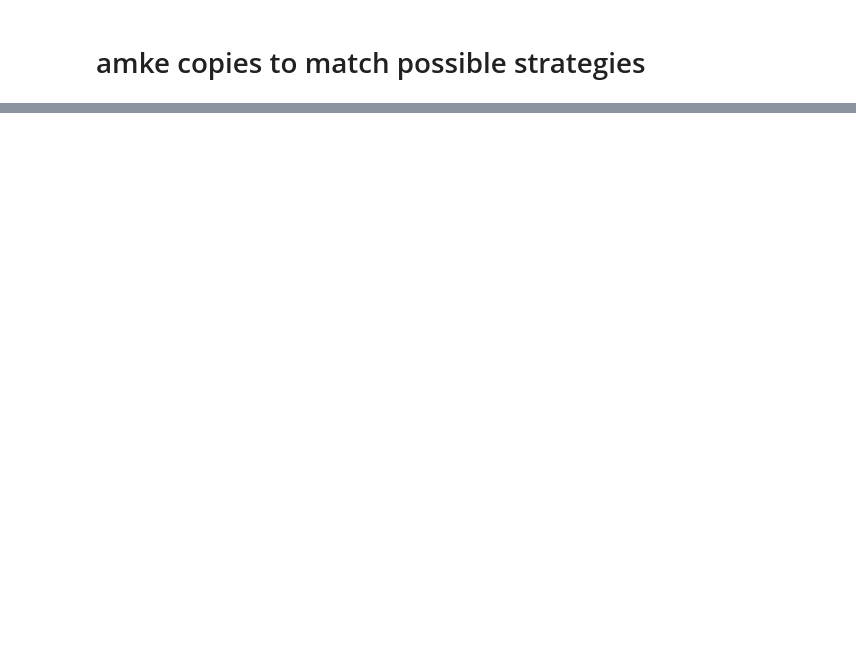
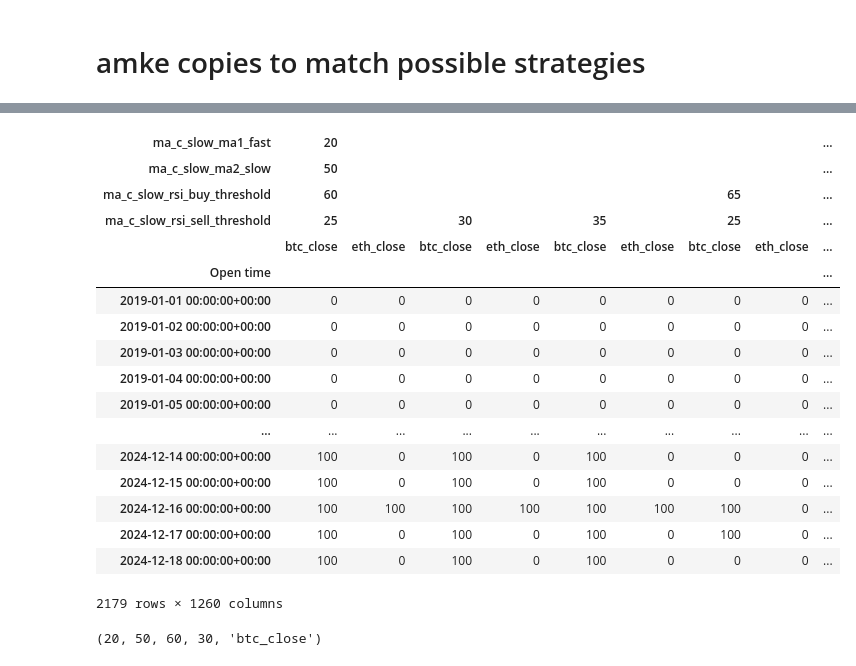
Before and after one commit to gigishub/trading_singapore_digitalocean, a Jupyter notebook: vectorBT/from_order_func_V3.ipynb, the cells around one changed output, grey strips where cells are left out. Drawn from its saved outputs; the diff is of its cells as text; code cells hidden in the pictures; blank space fills up the shorter version.

```diff
--- a/vectorBT/from_order_func_V3.ipynb
+++ b/vectorBT/from_order_func_V3.ipynb
@@ -206,3 +310,28 @@ needed_copies = len(trend.ma_cross_rsi.columns)/ len(assets)
+# %%
+trend.ma_cross_rsi
+# %% [output]
+| ma_c_slow_ma1_fast | 20 |  |  |  |  |  |  |  | ... |
+| ma_c_slow_ma2_slow | 50 |  |  |  |  |  |  |  | ... |
+| ma_c_slow_rsi_buy_threshold | 60 |  |  |  |  |  | 65 |  | ... |
+| ma_c_slow_rsi_sell_threshold | 25 |  | 30 |  | 35 |  | 25 |  | ... |
+|  | btc_close | eth_close | btc_close | eth_close | btc_close | eth_close | btc_close | eth_close | ... |
+| Open time |  |  |  |  |  |  |  |  | ... |
+| 2019-01-01 00:00:00+00:00 | 0 | 0 | 0 | 0 | 0 | 0 | 0 | 0 | ... |
+| 2019-01-02 00:00:00+00:00 | 0 | 0 | 0 | 0 | 0 | 0 | 0 | 0 | ... |
+| 2019-01-03 00:00:00+00:00 | 0 | 0 | 0 | 0 | 0 | 0 | 0 | 0 | ... |
+| 2019-01-04 00:00:00+00:00 | 0 | 0 | 0 | 0 | 0 | 0 | 0 | 0 | ... |
+| 2019-01-05 00:00:00+00:00 | 0 | 0 | 0 | 0 | 0 | 0 | 0 | 0 | ... |
+| ... | ... | ... | ... | ... | ... | ... | ... | ... | ... |
+| 2024-12-14 00:00:00+00:00 | 100 | 0 | 100 | 0 | 100 | 0 | 0 | 0 | ... |
+| 2024-12-15 00:00:00+00:00 | 100 | 0 | 100 | 0 | 100 | 0 | 0 | 0 | ... |
+| 2024-12-16 00:00:00+00:00 | 100 | 100 | 100 | 100 | 100 | 100 | 100 | 0 | ... |
+| 2024-12-17 00:00:00+00:00 | 100 | 0 | 100 | 0 | 100 | 0 | 100 | 0 | ... |
+| 2024-12-18 00:00:00+00:00 | 100 | 0 | 100 | 0 | 100 | 0 | 0 | 0 | ... |
+2179 rows × 1260 columns
+# %%
+trend.ma_cross_rsi.columns[2]
+# %% [output]
+(20, 50, 60, 30, 'btc_close')
 # %%
 
 n = int(needed_copies)
```
Also changed, not shown: parts of 8 cells of this notebook, 23 other files.
